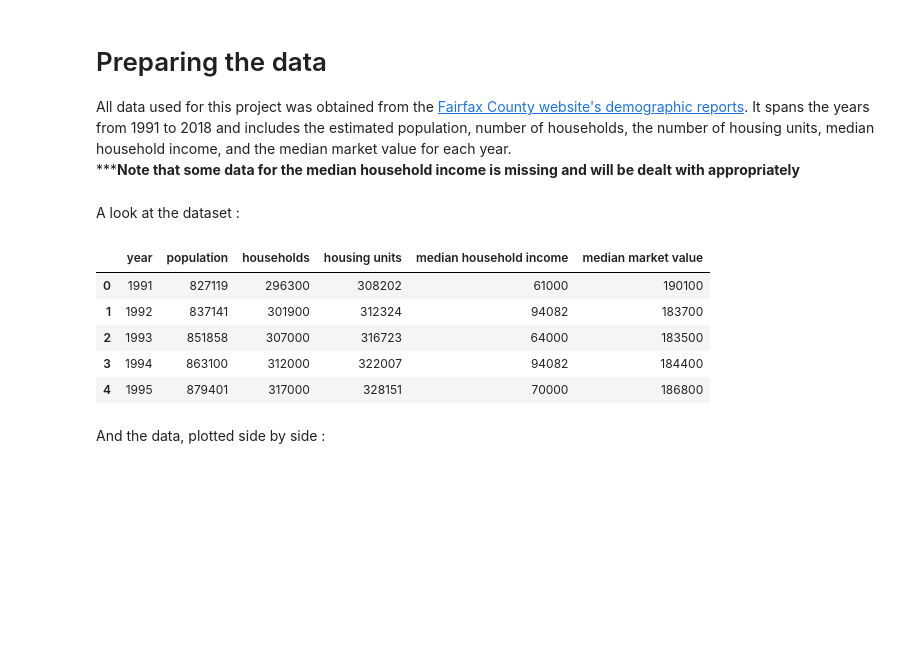
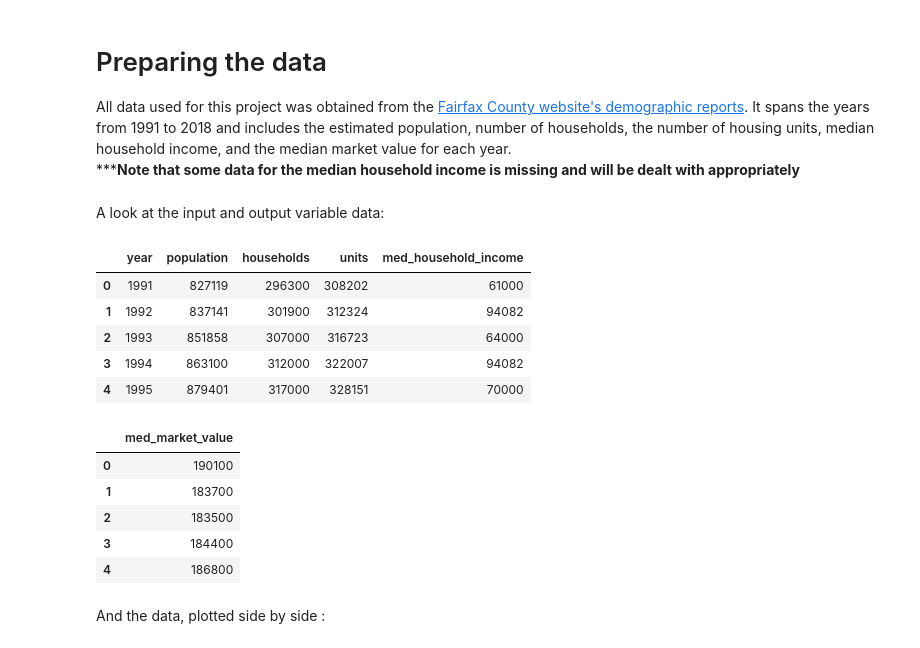
Before and after one commit to rahbar227/Fairfax-County-Housing, a Jupyter notebook: Fairfax_County_Housing_Predictions.ipynb, the cells around one changed output. Cells and saved outputs as stored; diff of their text form; code cells hidden in the pictures; blank space fills up the shorter version.

```diff
--- a/Fairfax_County_Housing_Predictions.ipynb
+++ b/Fairfax_County_Housing_Predictions.ipynb
@@ -39,18 +39,22 @@ X[:, 4:5] = imputer.transform(X[:, 4:5])
 # Converting float values to int
 X = X.astype(int)
 # %% [markdown]
-A look at the dataset :
+A look at the input and output variable data:
 # %%
-df = pd.DataFrame(X, columns=['year', 'population',
-                              'households', 'housing units', 'median household income'])
-df['median market value'] = pd.DataFrame(y)
-df.head()
+pd.DataFrame(X, columns=df.columns[0:5]).head()
+pd.DataFrame(y, columns=[df.columns[5]]).head()
 # %% [output]
-|  | year | population | households | housing units | median household income | median market value |
-| 0 | 1991 | 827119 | 296300 | 308202 | 61000 | 190100 |
-| 1 | 1992 | 837141 | 301900 | 312324 | 94082 | 183700 |
-| 2 | 1993 | 851858 | 307000 | 316723 | 64000 | 183500 |
-| 3 | 1994 | 863100 | 312000 | 322007 | 94082 | 184400 |
-| 4 | 1995 | 879401 | 317000 | 328151 | 70000 | 186800 |
+|  | year | population | households | units | med_household_income |
+| 0 | 1991 | 827119 | 296300 | 308202 | 61000 |
+| 1 | 1992 | 837141 | 301900 | 312324 | 94082 |
+| 2 | 1993 | 851858 | 307000 | 316723 | 64000 |
+| 3 | 1994 | 863100 | 312000 | 322007 | 94082 |
+| 4 | 1995 | 879401 | 317000 | 328151 | 70000 |
+|  | med_market_value |
+| 0 | 190100 |
+| 1 | 183700 |
+| 2 | 183500 |
+| 3 | 184400 |
+| 4 | 186800 |
 # %% [markdown]
 And the data, plotted side by side :
```
Also changed, not shown: parts of 13 cells of this notebook.
